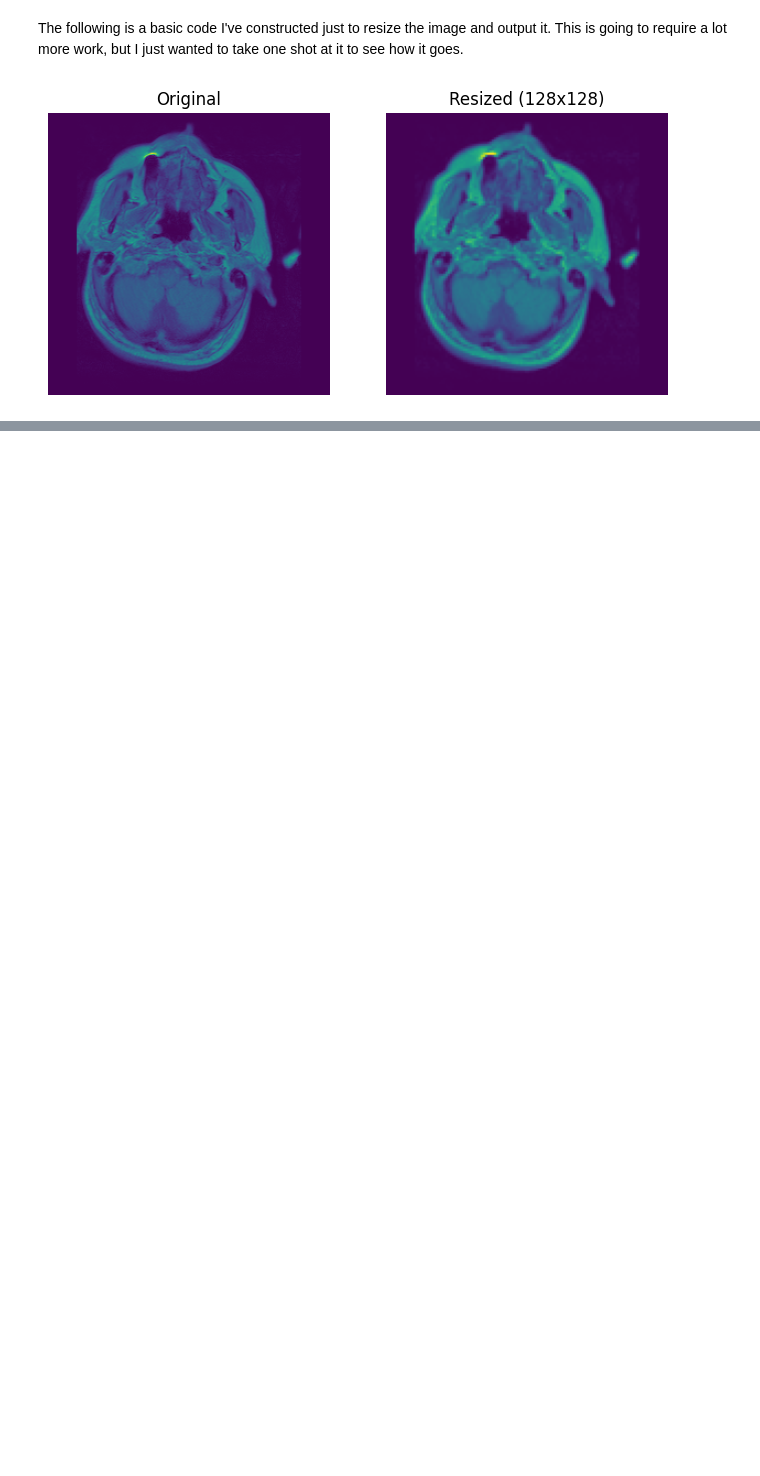
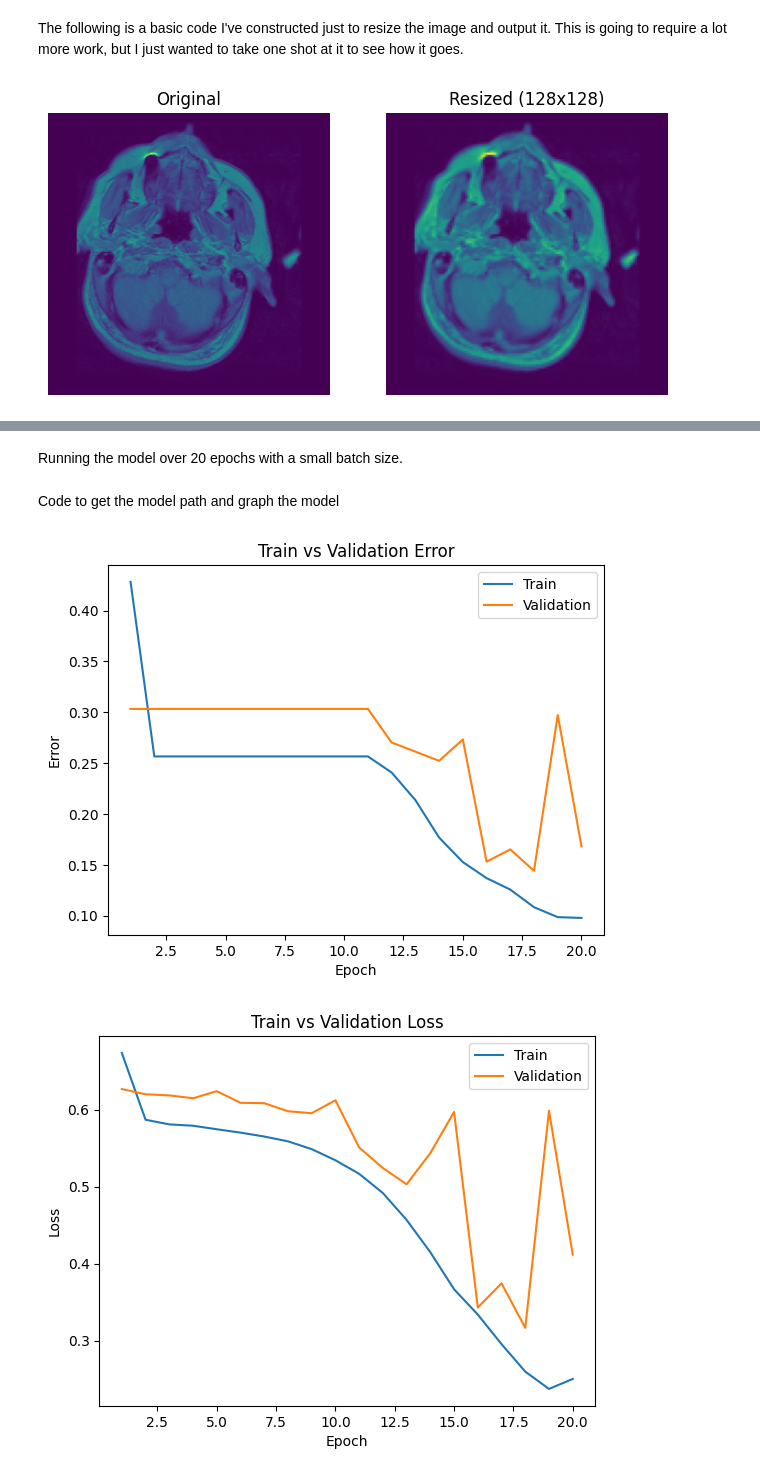
Before and after one commit to Aditsmishra2005/APS360---Project, a Jupyter notebook: Parkinsons_Pathfinder_APS360.ipynb, the cells around one changed output, grey strips where cells are left out. Drawn from its saved outputs; the diff is of its cells as text; code cells hidden in the pictures; blank space fills up the shorter version.

```diff
--- a/Parkinsons_Pathfinder_APS360.ipynb
+++ b/Parkinsons_Pathfinder_APS360.ipynb
@@ -30,0 +223,7 @@ plt.show()
+# %%
+train_len = int(0.8 * len(full_dataset)) #80-20 split
+val_len = len(full_dataset) - train_len
+train_ds, val_ds = random_split(full_dataset, [train_len, val_len])
+# %%
+train_loader = DataLoader(train_ds, batch_size=16, shuffle=True)
+val_loader = DataLoader(val_ds, batch_size=16, shuffle=False)
@@ -30,0 +302,3 @@ plt.show()
+# %%
+model = ParkinsonNet()
+trainnet(model, 16, 0.001, 20, train_ds, val_ds)
@@ -30,0 +326,2 @@ plt.show()
+# %% [markdown]
+Running the model over 20 epochs with a small batch size.
@@ -30,0 +343,36 @@ plt.show()
+# %%
+def plot_training_curve(path): #copied Lab 2
+    """ Plots the training curve for a model run, given the csv files
+    containing the train/validation error/loss.
+
+    Args:
+        path: The base path of the csv files produced during training
+    """
+    import matplotlib.pyplot as plt
+    train_error = np.loadtxt("{}_train_err.csv".format(path))
+    val_error = np.loadtxt("{}_val_err.csv".format(path))
+    train_loss = np.loadtxt("{}_train_loss.csv".format(path))
+    val_loss = np.loadtxt("{}_val_loss.csv".format(path))
+    plt.title("Train vs Validation Error")
+    n = len(train_error) # number of epochs
+    plt.plot(range(1,n+1), train_error, label="Train")
+    plt.plot(range(1,n+1), val_error, label="Validation")
+    plt.xlabel("Epoch")
+    plt.ylabel("Error")
+    plt.legend(loc='best')
+    plt.show()
+    plt.title("Train vs Validation Loss")
+    plt.plot(range(1,n+1), train_loss, label="Train")
+    plt.plot(range(1,n+1), val_loss, label="Validation")
+    plt.xlabel("Epoch")
+    plt.ylabel("Loss")
+    plt.legend(loc='best')
+    plt.show()
+# %% [markdown]
+Code to get the model path and graph the model
+# %%
+model_path = get_model_name("parkinsonnet", batch_size=16, learning_rate=0.001, epoch=20)
+plot_training_curve(model_path)
+# %% [output]
+[figure, added]
+[figure, added]
```
Also changed, not shown: parts of 38 cells of this notebook, 3 other files.
